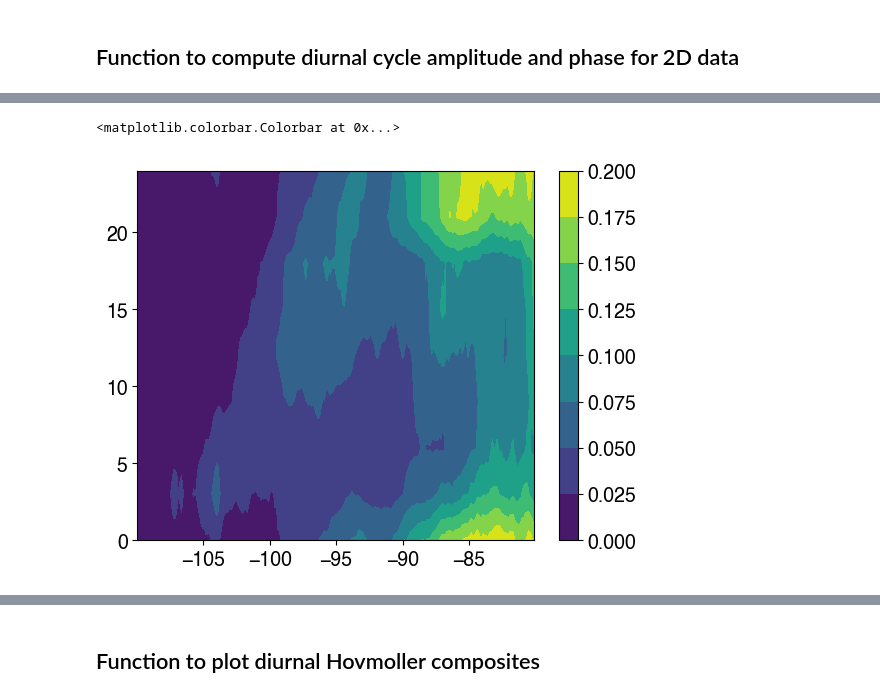
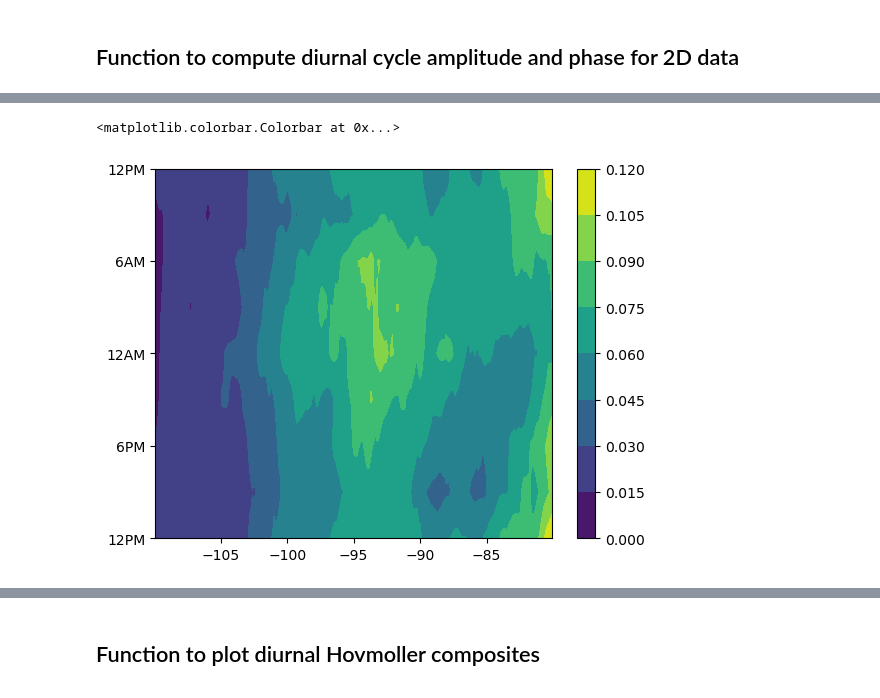
Before and after one commit to FlexTRKR/PyFLEXTRKR, a Jupyter notebook: Notebooks/plot_obs_wrf_mcs_diurnal_hovmoller_by_season.ipynb, the cells around one changed output, grey strips where cells are left out. Drawn from its saved outputs; the diff is of its cells as text; code cells hidden in the pictures.

```diff
--- a/Notebooks/plot_obs_wrf_mcs_diurnal_hovmoller_by_season.ipynb
+++ b/Notebooks/plot_obs_wrf_mcs_diurnal_hovmoller_by_season.ipynb
@@ -190,0 +202,16 @@ mcspcphovdiur_wrf_JJA.plot.contourf()
+# %%
+# Time resolution of data
+dt = np.mean(np.diff(totpcphovdiur_obs_MAM.hour.data))
+print(f'Time resolution of data: {dt} hour')
+
+# Make hour bins
+hours = np.arange(0, 24.1, dt)
+nbins = len(hours)
+
+# Time zone shift from UTC to Local Time (LT)
+# timezone_shift = int(-6 / dt)
+
+# Deliberately shift time +6 hours ahead, so that the LT starts from noon
+# This is just for making a nicer plot over midnight
+timezone_shift = int(6 / dt)
+print(f'Local time zone shift: {timezone_shift}')
@@ -191,10 +221,4 @@ mcspcphovdiur_wrf_JJA.plot.contourf()
 # %%
-# Time zone shift from UTC to Local Time (LT)
-timezone_shift = -6
-
-# Make hour bins
-hours = np.arange(0, 24.1, 3)
-nbins = len(hours)
 # Shift UTC time to LT
 totpcphovdiur_obs_lt_MAM = np.roll(totpcphovdiur_obs_MAM, timezone_shift, axis=0)
 mcspcphovdiur_obs_lt_MAM = np.roll(mcspcphovdiur_obs_MAM, timezone_shift, axis=0)
@@ -244,0 +276,9 @@ mcspcphovdiur_wrfE_JJA[nbins-1,:] = mcspcphovdiur_wrf_lt_JJA[0,:]
+# %%
+timeval = np.arange(0, 24.1, 6)
+timename = ('12PM', '6PM', '12AM', '6AM', '12PM')
+
+fig, ax = plt.subplots(1,1)
+cf = ax.contourf(lon_obs, hours, mcspcphovdiur_obsE_JJA)
+ax.set_yticks(timeval)
+ax.set_yticklabels(timename)
+fig.colorbar(cf)
@@ -251,9 +298,13 @@ plt.colorbar()
 # %%
-plt.contourf(lon_wrf, hours, mcspcphovdiur_wrfE_JJA)
-plt.colorbar()
+# Roll local time by +12 h to shift the plot from starting at local noon
+fig, ax = plt.subplots(1,1)
+cf = ax.contourf(lon_wrf, hours, mcspcphovdiur_wrfE_JJA)
+ax.set_yticks(timeval)
+ax.set_yticklabels(timename)
+fig.colorbar(cf)
 # %% [output]
 <matplotlib.colorbar.Colorbar at 0x...>
-[figure, old version]
+[figure, new version]
 # %%
 # MCS precipitation fraction (OBS)
 mcspcpfrac_obsE_MAM = (mcspcphovdiur_obsE_MAM / totpcphovdiur_obsE_MAM)*100
```
Also changed, not shown: parts of 30 cells of this notebook, 7 other files.
